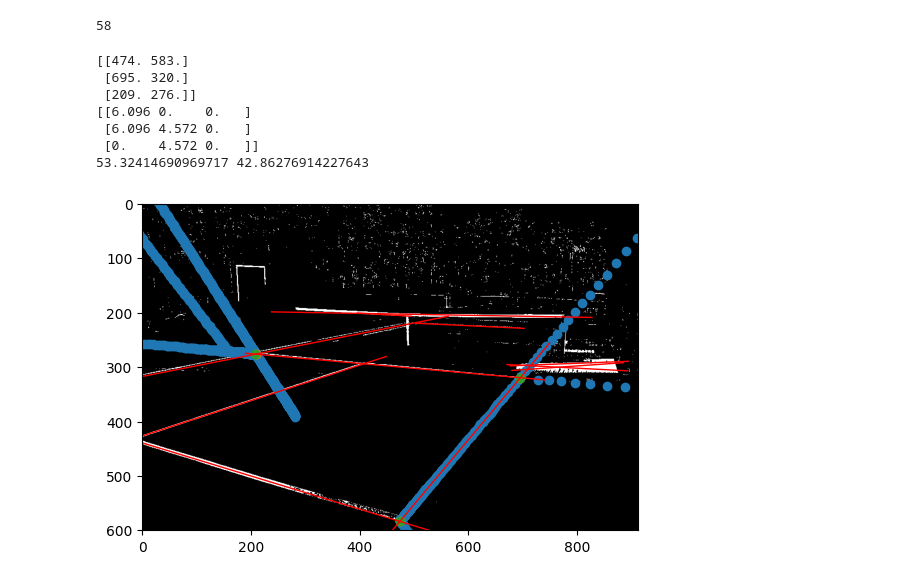
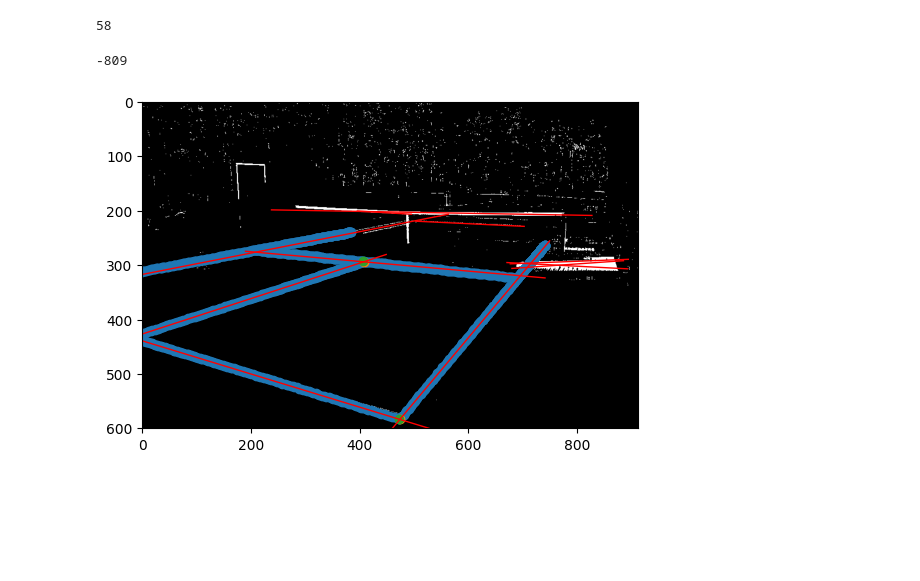
Before and after one commit to ekchapman/pickleball_roomba, a Jupyter notebook: vanishing_points/better_line_detection.ipynb, the cells around one changed output. Drawn from its saved outputs; the diff is of its cells as text; code cells hidden in the pictures; blank space fills up the shorter version.

Commit message:
wip: hand-calibrated an image to find that get_focal_length gives bad values. time to do math.

```diff
--- a/vanishing_points/better_line_detection.ipynb
+++ b/vanishing_points/better_line_detection.ipynb
@@ -172,7 +173,7 @@ print(len(corners))
 # %% [output]
 58
 # %%
-from court_graph import COURT_CORNERS, DENSE_COURT_POINTS
+from court_graph import COURT_CORNERS, DENSE_COURT_POINTS, COURT_COORDS
 from focal_length import get_focal_length
 
 #https://github.com/aliyasineser/GraduationProjectII/blob/master/RelativePositionTest.py
@@ -184,29 +185,33 @@ def inversePerspective(rvec, tvec):
     return invRvec, invTvec
 
 
-# TODO: Something here is fishy. Try hand-picking a corner or two to see if it works in that case...
-
 im_height, im_width, _ = im.shape
 
-my_im_corners = np.array([[[474, 583], [695, 320], [209, 276]]], dtype=float)
-my_court_corners = np.array([[[20, 0, 0], [20, 15, 0], [0, 15, 0]]]) * 0.3048
+# my_im_corners = np.array([[[474, 583], [695, 320], [209, 276]]], dtype=float)
+# my_court_corners = np.array([[[20, 0, 0], [20, 15, 0], [0, 15, 0]]]) * 0.3048
+
+# my_im_corners = corners
+# my_court_corners = COURT_CORNERS
+
+im_target = cv.dilate(im_thresh, np.ones((3, 3)))
 
 fs = []
 rounds = []
-for im_corner in my_im_corners:
+for im_corner in corners:
     p1, p2, p3 = im_corner
-    for court_corner in my_court_corners:
+    for court_corner in COURT_CORNERS:
         X1, X2, X3 = court_corner
         f12 = get_focal_length(p1, p2, X1, X2, im_width, im_height)
         f23 = get_focal_length(p2, p3, X2, X3, im_width, im_height)
+
+        # TODO: UNDO THIS. I THINK get_focal_length is wrong. Probably my math ;(
+        f12 = 709
+        f23 = 709
 
         f_avg = np.average([f12, f23])
 
         f_err = abs(f12 - f23) / f_avg
 
-        print(im_corner)
-        print(court_corner)
-        print(f12, f23)
         if f_err < 0.3:
             fs.append(f_avg)
 
@@ -234,58 +239,62 @@ for im_corner in my_im_corners:
                     np.all(pts_proj > 0, axis=1),
                 )
                 pts_proj_safe = pts_proj[bool_mask]
-                score = np.sum(im_thresh_trim.T[pts_proj_safe]) / len(pts_proj_safe) / 255 / 3
+                pts_proj_on_im = im_target.T[pts_proj_safe[:, 0], pts_proj_safe[:, 1]]
+                score = np.sum(pts_proj_on_im > 0) - len(pts_proj) - np.sum(pts_proj_on_im == 0)
                 rounds.append((score, K, rvec, tvec, im_corner, court_corner))
-# %% [output]
-[[474. 583.]
- [695. 320.]
- [209. 276.]]
-[[6.096 0.    0.   ]
- [6.096 4.572 0.   ]
- [0.    4.572 0.   ]]
-53.32414690969717 42.86276914227643
 # %%
 from IPython.display import clear_output
 
-rounds = sorted(rounds, key=lambda tup: tup[0])
+rounds = sorted(rounds, key=lambda tup: tup[0], reverse=True)
 print(len(rounds))
 
 for i in range(len(rounds)):
+    score, K, rvec, tvec, im_corner, court_corner = rounds[i]
+
+    p1, p2, p3 = im_corner
+    if np.linalg.norm(p1 - p2) < 100 or np.linalg.norm(p2 - p3) < 100:
+        continue
+
+    # wanted_court_corner = np.array([COURT_COORDS["d"], COURT_COORDS["f"], COURT_COORDS["c"]])
+    # if not np.allclose(court_corner, wanted_court_corner):
+    #     continue
+
     if input(str(i)):
         break
     clear_output()
-    score, K, rvec, tvec, im_corner, court_corner = rounds[-i]
 
     pts_proj = np.array(
         cv.projectPoints(
             objectPoints=DENSE_COURT_POINTS,
             rvec=rvec,
             tvec=tvec,
             cameraMatrix=K,
             distCoeffs=np.zeros((4, 1)),
         )[0],
         dtype=int
     ).squeeze()
 
     corner_proj = np.array(
         cv.projectPoints(
             objectPoints=court_corner,
             rvec=rvec,
             tvec=tvec,
             cameraMatrix=K,
             distCoeffs=np.zeros((4, 1)),
         )[0],
         dtype=int
     ).squeeze()
 
+    print(score)
     _, ax = plt.subplots()
     ax.imshow(im_thresh, cmap="gray")
     plot_segments(ax, extended_avg_lines, colors=["red"], linewidths=[1])
     plt.scatter(x=pts_proj[:, 0], y=pts_proj[:, 1])
     plt.scatter(x=im_corner[:, 0], y=im_corner[:, 1])
     plt.scatter(x=corner_proj[:, 0], y=corner_proj[:, 1])
     ax.set_xlim((0, im.shape[1]))
     ax.set_ylim((im.shape[0], 0))
     plt.show()
 # %% [output]
+-809
-[figure, old version]
+[figure, new version]
```
Also changed, not shown: parts of 3 cells of this notebook, 1 other file.
